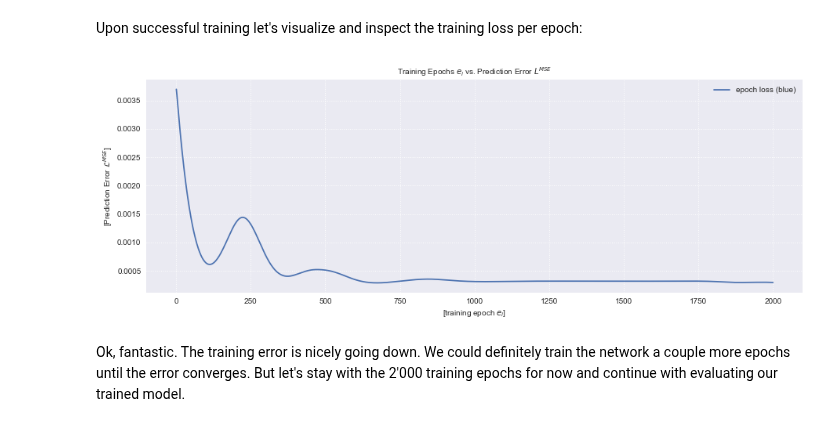
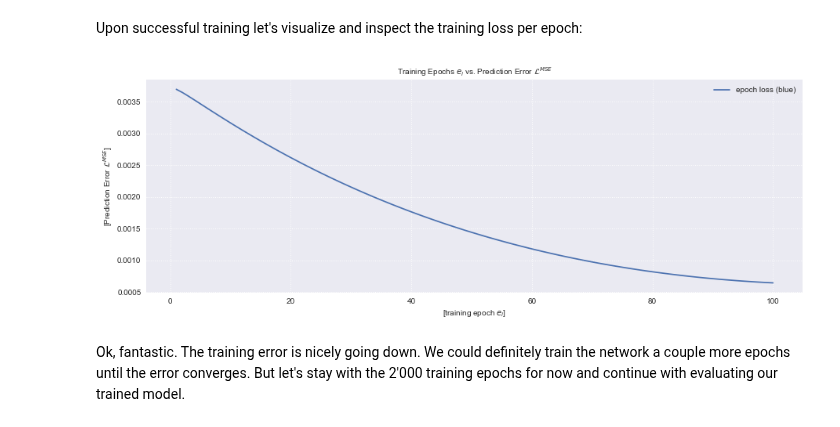
Before and after one commit to GitiHubi/CFDS, a Jupyter notebook: lab_07/cfds_lab_07.ipynb, the cells around one changed output. Saved outputs shown, nothing was run; the diff lists cells and outputs as text; code cells hidden in the pictures.

```diff
--- a/lab_07/cfds_lab_07.ipynb
+++ b/lab_07/cfds_lab_07.ipynb
@@ -248,5 +259,5 @@ split_row = int(stock_sequence_data.shape[0] * split_fraction)
 # %% [markdown]
 Split obtained return sequences into training (in-sample) sequences $s^{i}_{train}$ and validation (out-of-sample) sequences $s^{i}_{valid}$:
 # %%
-train_sequences = stock_sequence_data[:split_row,]
-valid_sequences = stock_sequence_data[split_row:,]
+train_sequences = stock_sequence_data[:split_row, :]
+valid_sequences = stock_sequence_data[split_row:, :]
@@ -252,0 +266,23 @@ valid_sequences = stock_sequence_data[split_row:,]
+# %%
+plt.rcParams['figure.figsize'] = [15, 5]
+fig = plt.figure()
+ax = fig.add_subplot(111)
+
+# plot daily stock returns
+ax.plot(stock_data.index[:split_row,], train_sequences[:,0], c='C0', label='train')
+ax.plot(stock_data.index[split_row+6:,], valid_sequences[:,0], c='C1', label='valid')
+
+# rotate x-labels 45 degree angle
+for tick in ax.get_xticklabels():
+    tick.set_rotation(45)
+
+# set axis labels and limits
+ax.set_xlabel('[time]', fontsize=10)
+ax.set_xlim([pd.to_datetime('01-01-2000'), pd.to_datetime('31-12-2017')])
+ax.set_ylabel('[daily stock returns]', fontsize=10)
+
+# set plot legend
+plt.legend(loc="lower right", numpoints=1, fancybox=True)
+
+# set plot title
+plt.title('International Business Machines (IBM) - Daily Historical Stock Returns', fontsize=10)
@@ -425,6 +474,6 @@ Let's now start to learn a model by training the NN for `2'000 epochs` in `mini-
 # %%
 # specify the training parameters
-num_epochs = 2000 # number of training epochs
+num_epochs = 100 # number of training epochs
 mini_batch_size = 128 # size of the mini-batches
 # %% [markdown]
 Furthermore, lets specify and instantiate a corresponding PyTorch data loader that feeds the image tensors to our neural network:
@@ -461,6 +510,9 @@ for epoch in range(0, num_epochs):
 
     # init collection of mini-batch losses
     train_mini_batch_losses = []
+
+    # determine epoch training start time
+    start = dt.datetime.utcnow()
 
     # iterate over mini-batches
     for sequence_batch, target_batch in dataloader:
@@ -480,18 +532,21 @@ for epoch in range(0, num_epochs):
         # collect mini-batch loss
         train_mini_batch_losses.append(batch_loss.data.item())
 
-    # determine mean min-batch loss of epoch
+    # determine mean mini-batch loss of epoch
     train_epoch_loss = np.mean(train_mini_batch_losses)
 
-    # print epoch loss
-    now = dt.datetime.utcnow().strftime("%Y%m%d-%H:%M:%S")
-    print('[LOG {}] epoch: {} train-loss: {}'.format(str(now), str(epoch), str(train_epoch_loss)))
+    # determine epoch training end time
+    end = dt.datetime.utcnow()
 
     # determine mean min-batch loss of epoch
     train_epoch_losses.append(train_epoch_loss)
 
     # print epoch and save models
     if epoch % 10 == 0 and epoch > 0:
+
+        # print epoch loss
+        now = dt.datetime.utcnow().strftime("%Y%m%d-%H:%M:%S")
+        print('[LOG {}] epoch: {} train-loss: {} train time: {}'.format(str(now), str(epoch), str(train_epoch_loss), str(end-start)))
 
         # case: new best model trained
         if train_epoch_loss < best_loss:
@@ -529,25 +585,25 @@ Upon successful training let's visualize and inspect the training loss per epoch
 # %%
 # prepare plot
 fig = plt.figure()
 ax = fig.add_subplot(111)
 
 # add grid
 ax.grid(linestyle='dotted')
 
 # plot the training epochs vs. the epochs' prediction error
 ax.plot(np.array(range(1, len(train_epoch_losses)+1)), train_epoch_losses, label='epoch loss (blue)')
 
 # add axis legends
 ax.set_xlabel("[training epoch $e_i$]", fontsize=10)
 ax.set_ylabel("[Prediction Error $\mathcal{L}^{MSE}$]", fontsize=10)
 
 # set plot legend
 plt.legend(loc="upper right", numpoints=1, fancybox=True)
 
 # add plot title
-plt.title('Training Epochs $e_i$ vs. Prediction Error $L^{MSE}$', fontsize=10);
+plt.title('Training Epochs $e_i$ vs. Prediction Error $\mathcal{L}^{MSE}$', fontsize=10);
 # %% [output]
-[figure, old version]
+[figure, new version]
 # %% [markdown]
 Ok, fantastic. The training error is nicely going down. We could definitely train the network a couple more epochs until the error converges. But let's stay with the 2'000 training epochs for now and continue with evaluating our trained model.
 # %% [markdown]
```
Also changed, not shown: parts of 77 cells of this notebook.
